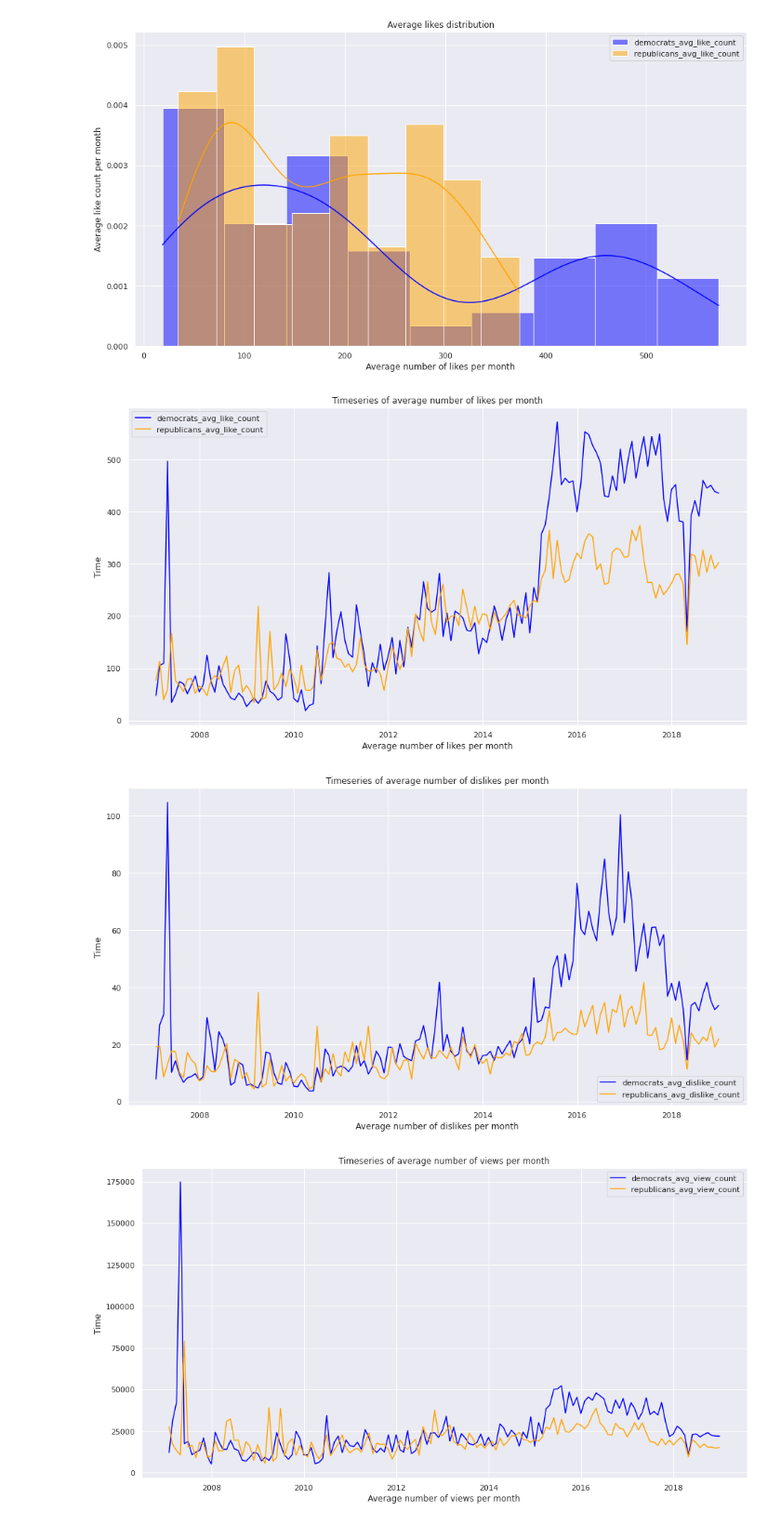
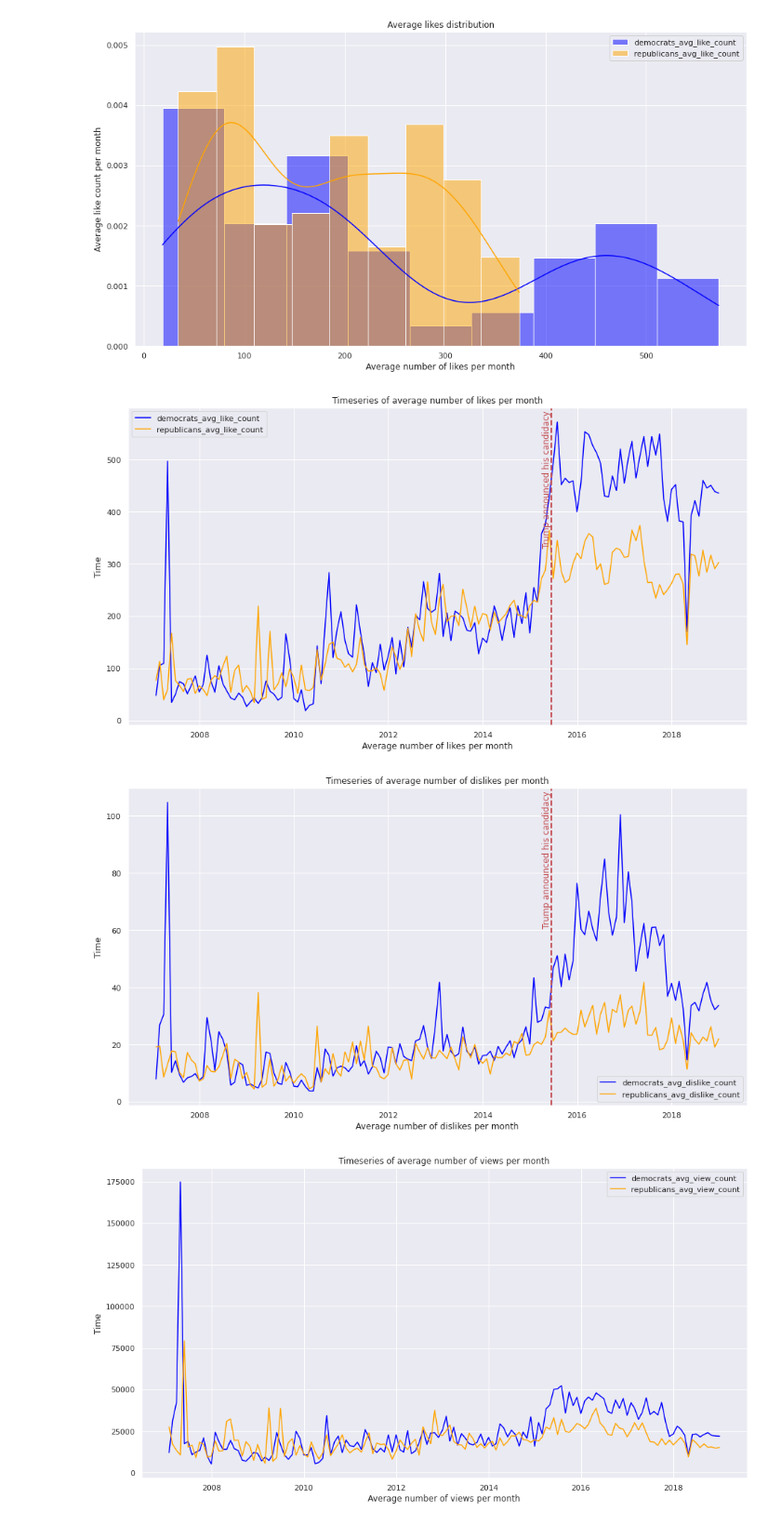
Before and after one commit to epfl-ada/ada-2022-project-outliers, a Jupyter notebook: HandlingData.ipynb, the cells around one changed output. Shown at 93% size. Drawn from its saved outputs; the diff is of its cells as text; code cells hidden in the pictures.

Commit message:
update graphs

```diff
--- a/HandlingData.ipynb
+++ b/HandlingData.ipynb
@@ -447,19 +447,25 @@ plt.show()
 ax = sns.lineplot(x = "upload_date", y = "like_count", data=democrats, color='blue', label='democrats_avg_like_count')
 ax = sns.lineplot(x = "upload_date", y = "like_count", data=republicans,  color='orange', label='republicans_avg_like_count')
 ax.set(title='Timeseries of average number of likes per month',xlabel='Average number of likes per month', ylabel='Time')
+ax.axvline(pd.to_datetime('2015-06-15'), color='r', linestyle='--', lw=2)
+ax.text(pd.to_datetime('2015-06-15'), 0.99, 'Trump announced his candidacy', color='r', ha='right', va='top', rotation=90,
+            transform=ax.get_xaxis_transform())
 plt.legend()
 plt.show()
 # %% [output]
-[figure, old version]
+[figure, new version]
 # %%
 # Plot the timeseries of the average number of dislikes within every month from 2007 - 2019
 ax = sns.lineplot(x = "upload_date", y = "dislike_count", data=democrats, color='blue', label='democrats_avg_dislike_count')
 ax = sns.lineplot(x = "upload_date", y = "dislike_count", data=republicans,  color='orange', label='republicans_avg_dislike_count')
 ax.set(title='Timeseries of average number of dislikes per month',xlabel='Average number of dislikes per month', ylabel='Time')
+ax.axvline(pd.to_datetime('2015-06-15'), color='r', linestyle='--', lw=2)
+ax.text(pd.to_datetime('2015-06-15'), 0.99, 'Trump announced his candidacy', color='r', ha='right', va='top', rotation=90,
+            transform=ax.get_xaxis_transform())
 plt.legend()
 plt.show()
 # %% [output]
-[figure, old version]
+[figure, new version]
 # %%
 # Plot the timeseries of the average number of views within every month from 2007 - 2019
 ax = sns.lineplot(x = "upload_date", y = "view_count", data=democrats, color='blue', label='democrats_avg_view_count')
```
Also changed, not shown: 2 other files.
